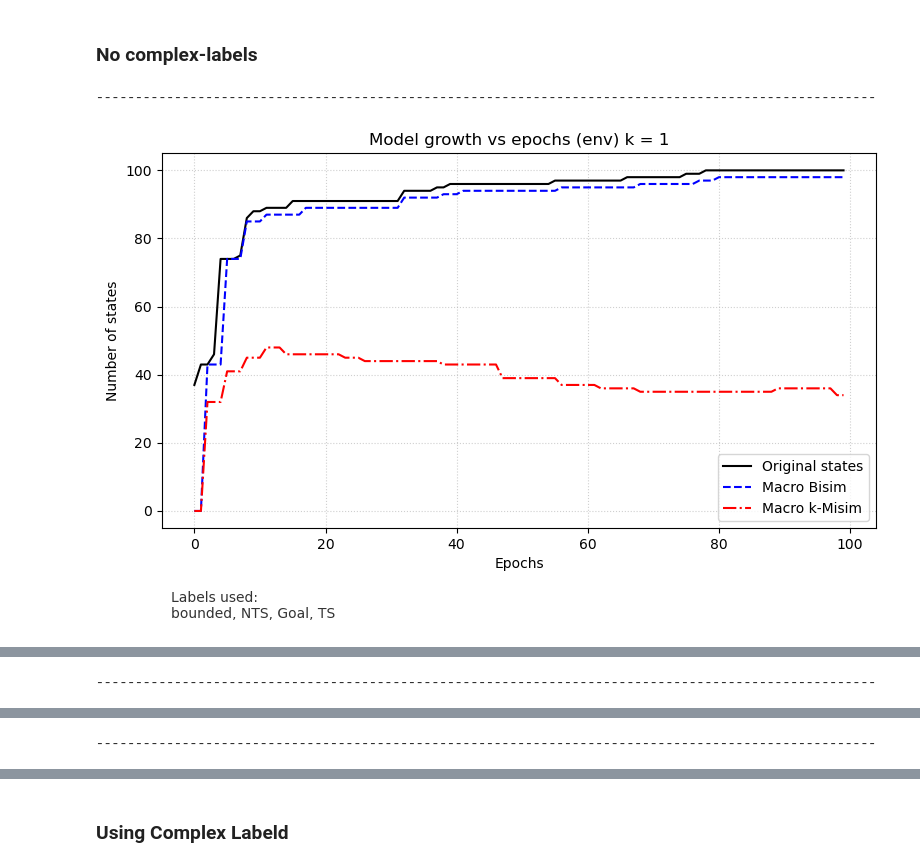
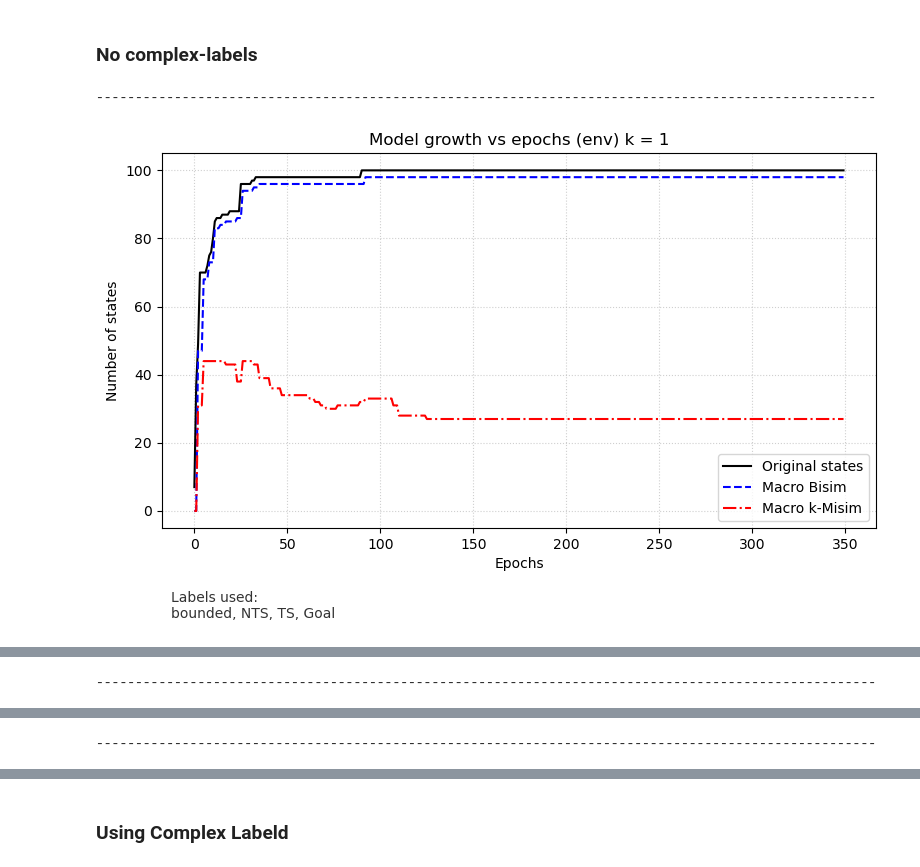
Before and after one commit to sebasaguerre/MentalModel_Generator_SymbolicAI, a Jupyter notebook: experiments.ipynb, the cells around one changed output, grey strips where cells are left out. Saved outputs shown, nothing was run; the diff lists cells and outputs as text; code cells hidden in the pictures.

```diff
--- a/experiments.ipynb
+++ b/experiments.ipynb
@@ -49,7 +49,7 @@ def test(labeller_name, labelling_funct, epochs, compare=False, compare_struct=F
     # simple experiment for intuition
     env = GridWorld(10, 3)
     action_map = env.actions
-    model = KMMcompare(compare_models=compare, compare_struct=compare_struct, n_action=len(env.actions),
+    model = KMMcompare(num_act=len(env.actions), compare_models=compare, compare_struct=compare_struct,
                         labelling_function=labelling_funct, complex_labels=complex_labels, multi_edges=multi_edges)
 
     # run experiment using bisimulation
@@ -209,6 +209,23 @@ def env_labelling(self, s, action, next_s, reward, done):
     else:
         self.labels[s].add("NTS")
         self.labels[next_s].add("NTS")
+
+def env_nobound_labelling(self, s, action, next_s, reward, done):
+    # # add bounds
+    # if s == next_s:
+    #     self.labels[s].add("bounded")
+
+    # label terminal states
+    if done:
+        # create gaol label
+        if reward > 0:
+            self.labels[next_s].add("Goal")
+        else:
+            self.labels[next_s].add("TS")
+    # label non terminal states
+    else:
+        self.labels[s].add("NTS")
+        self.labels[next_s].add("NTS")
 # %% [markdown]
 ## Simple Edges
 # %% [markdown]
@@ -247,16 +267,13 @@ SIMPLE EDGES
 # %%
 # Testing labelling functions without complex labels
 labelling_functions = {
-    "current_labels": None,
-    "no_rewards": no_rewards_labelling,
-    "no_bounds": no_bounds_labelling,
-    "no_actions": no_actions_labelling,
     "env_multibound": env_labelling_multibounds,
-    "env": env_labelling
+    "env": env_labelling,
+    "env_nobound" : env_nobound_labelling
 }
-for k in range(2, 5):
+for k in range(1, 4):
     print("--"*50)
     for labeler_name, labelling_func in labelling_functions.items():
-        test(labeler_name, labelling_func, 50, compare=True, k=k, complex_labels=False)
+        test(labeler_name, labelling_func, 100, compare=True, k=k, complex_labels=False)
 # %% [output]
 ----------------------------------------------------------------------------------------------------
@@ -275,2 +291,13 @@ for k in range(2, 5):
 # %% [markdown]
 ### Experiments using Complex Labels & only the best performing labelling functions
+# %%
+# Testing labelling functions without complex labels
+labelling_functions = {
+    "env_multibound": env_labelling_multibounds,
+    "env": env_labelling,
+    "env_nobound" : env_nobound_labelling
+}
+for k in range(1, 4):
+    print("--"*50)
+    for labeler_name, labelling_func in labelling_functions.items():
+        test(labeler_name, labelling_func, 100, compare=True, k=k, complex_labels=False)
@@ -316,16 +346,16 @@ def pure_env_labelling(self, s, action, next_s, reward, done):
 # %%
 #Testing labelling functions  complex labels
 labelling_functions = {
     "env": None,
     "env_multibound": env_labelling_multibounds,
     "pure_env": pure_env_labelling
 }
 
 # iterate only through k = 2 & 3 as those give the best compression for the current enviorment
 for k in range(1, 4):
     print("--"*50)
     for labeler_name, labelling_func in labelling_functions.items():
-        test(labeler_name, labelling_func, 100, compare=True, k=k, multi_edges=True)
+        test(labeler_name, labelling_func, 350, compare=True, k=k, multi_edges=True)
 # %% [output]
 ----------------------------------------------------------------------------------------------------
-[figure, old version]
+[figure, new version]
```
Also changed, not shown: parts of 6 cells of this notebook, 36 other files.
